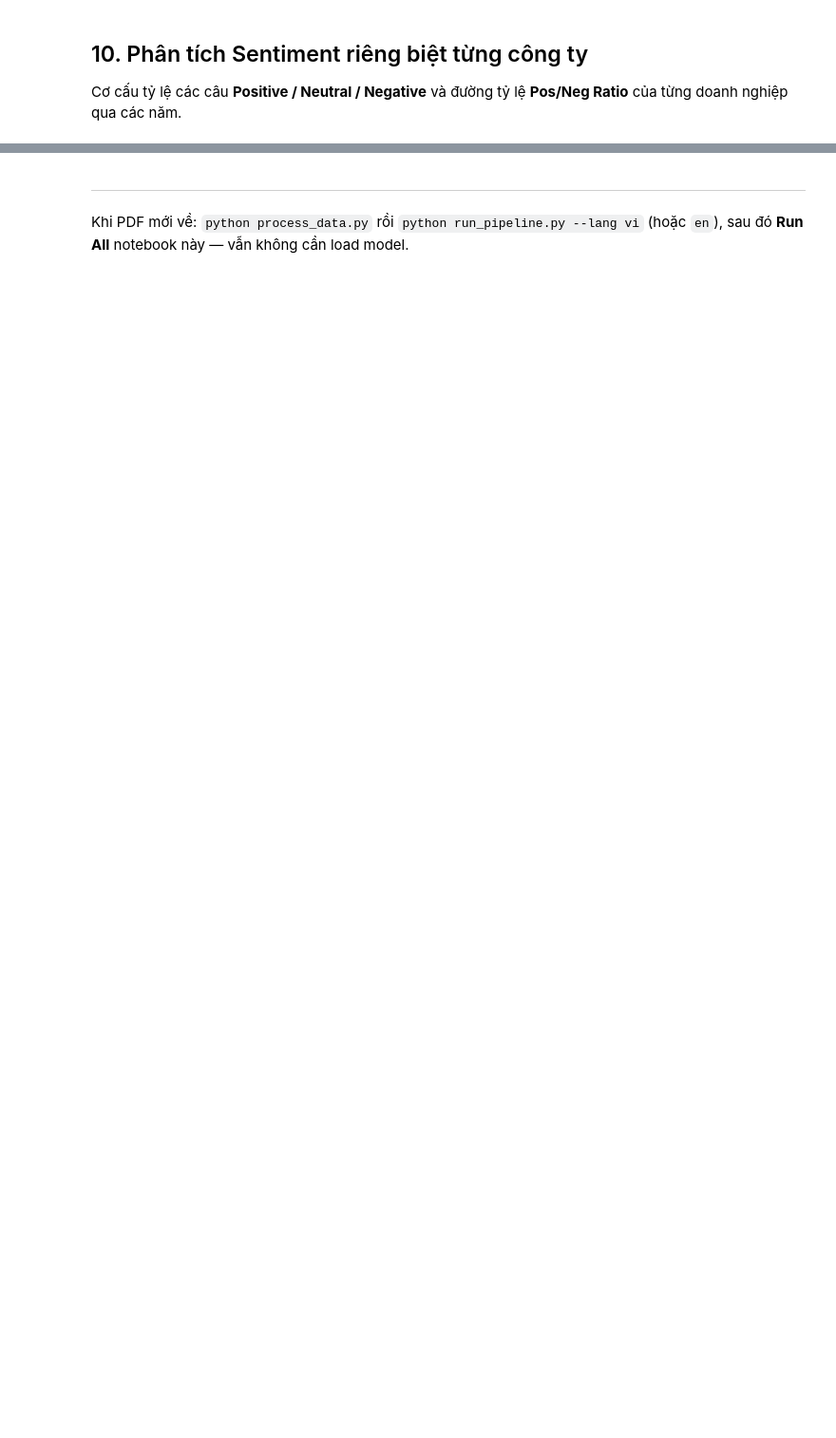
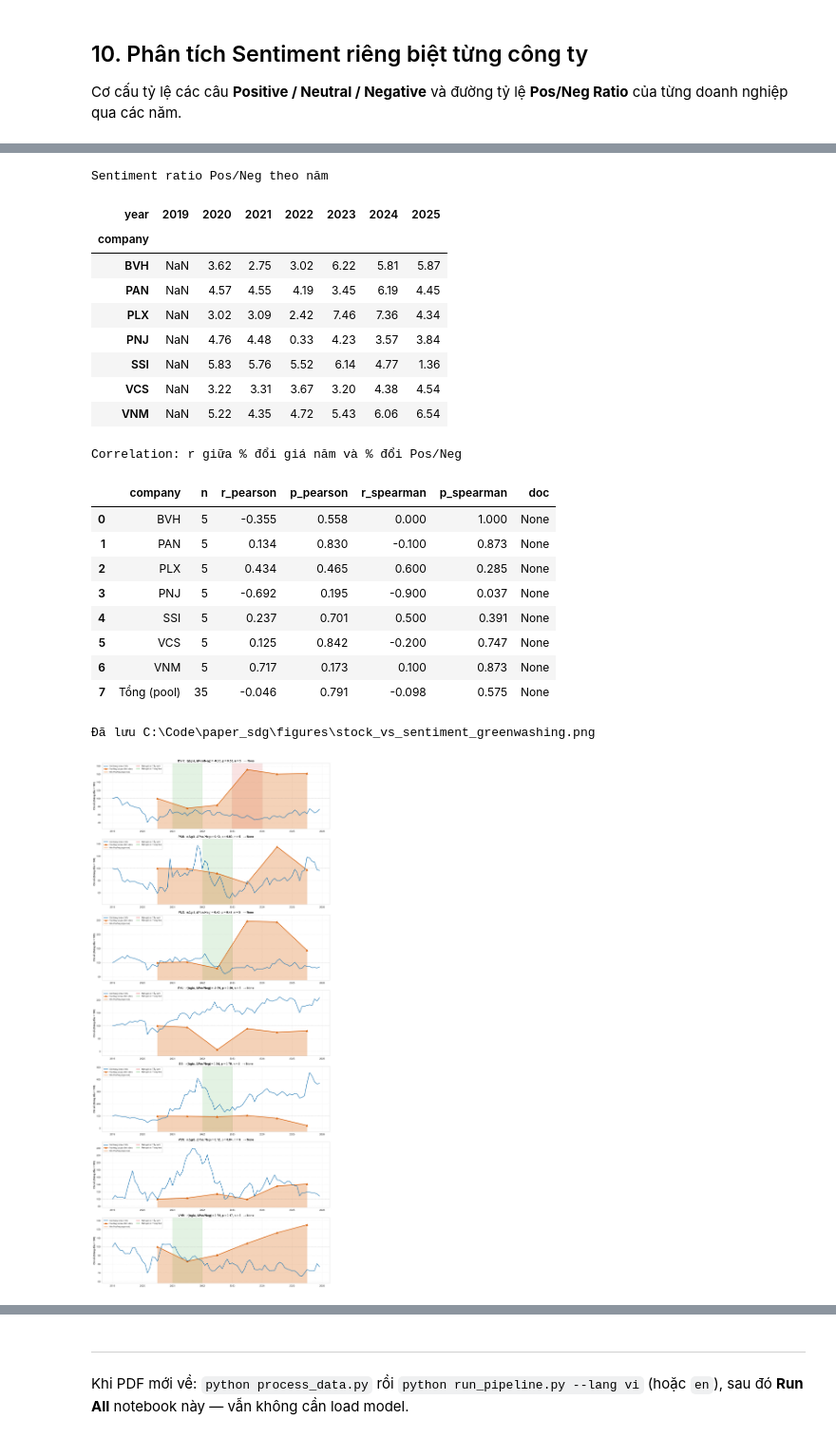
Before and after one commit to sonle17092006/paper_sdg, a Jupyter notebook: notebook.ipynb, the cells around one changed output, grey strips where cells are left out. Shown at 95% size. Drawn from its saved outputs; the diff is of its cells as text; code cells hidden in the pictures; blank space fills up the shorter version.

```diff
--- a/notebook.ipynb
+++ b/notebook.ipynb
@@ -434,0 +415,58 @@ else:
+# %%
+import importlib
+import src.stock
+import src.plots
+
+importlib.reload(src.stock)
+importlib.reload(src.plots)
+
+from src.stock import build_stock_sentiment_view
+from src.plots import plot_stock_vs_sentiment_greenwashing
+from IPython.display import Image, display
+
+both_path = RESULT_DIR / "result_both.pkl"
+if not both_path.exists():
+    print("Chưa có sentiment. Chạy: python run_pipeline.py --lang vi --sentiment-only")
+else:
+    df_both = pd.read_pickle(both_path)
+    counts = sentiment_ratio(df_both.dropna(subset=["label"]))
+    cache = RESULT_DIR / "stock_prices_monthly.csv"
+    monthly, annual, corr = build_stock_sentiment_view(counts, use_live=not cache.exists())
+
+    # --- Bảng tăng/giảm giá cổ phiếu + sentiment ratio (theo năm) ---
+    tbl = annual.copy()
+    want = [
+        "company",
+        "year",
+        "close_yearend",
+        "price_change_pct",
+        "Positive",
+        "Negative",
+        "Ratio",
+        "sentiment_ratio_change_pct",
+        "phan_ung",
+    ]
+    tbl = tbl[[c for c in want if c in tbl.columns]].rename(
+        columns={
+            "close_yearend": "gia_cuoi_nam",
+            "price_change_pct": "gia_tang_giam_%",
+            "Ratio": "sent_ratio",
+            "sentiment_ratio_change_pct": "sent_ratio_tang_giam_%",
+        }
+    )
+    print("Bảng tăng/giảm giá cổ phiếu và sentiment ratio (Pos/Neg) theo năm")
+    display(tbl.round(2))
+
+    print("Giá tăng/giảm YoY (%)")
+    display(annual.pivot(index="company", columns="year", values="price_change_pct").round(2))
+
+    print("Sentiment ratio Pos/Neg theo năm")
+    display(annual.pivot(index="company", columns="year", values="Ratio").round(2))
+
+    print("Correlation: r giữa % đổi giá năm và % đổi Pos/Neg")
+    display(corr)
+
+    fig_gw_path = plot_stock_vs_sentiment_greenwashing(monthly, corr)
+    print("Đã lưu", fig_gw_path)
+    display(Image(filename=str(fig_gw_path)))
+# %% [output]
@@ -434,0 +502,22 @@ else:
+Sentiment ratio Pos/Neg theo năm
+| year | 2019 | 2020 | 2021 | 2022 | 2023 | 2024 | 2025 |
+| company |  |  |  |  |  |  |  |
+| BVH | NaN | 3.62 | 2.75 | 3.02 | 6.22 | 5.81 | 5.87 |
+| PAN | NaN | 4.57 | 4.55 | 4.19 | 3.45 | 6.19 | 4.45 |
+| PLX | NaN | 3.02 | 3.09 | 2.42 | 7.46 | 7.36 | 4.34 |
+| PNJ | NaN | 4.76 | 4.48 | 0.33 | 4.23 | 3.57 | 3.84 |
+| SSI | NaN | 5.83 | 5.76 | 5.52 | 6.14 | 4.77 | 1.36 |
+| VCS | NaN | 3.22 | 3.31 | 3.67 | 3.20 | 4.38 | 4.54 |
+| VNM | NaN | 5.22 | 4.35 | 4.72 | 5.43 | 6.06 | 6.54 |
+Correlation: r giữa % đổi giá năm và % đổi Pos/Neg
+|  | company | n | r_pearson | p_pearson | r_spearman | p_spearman | doc |
+| 0 | BVH | 5 | -0.355 | 0.558 | 0.000 | 1.000 | None |
+| 1 | PAN | 5 | 0.134 | 0.830 | -0.100 | 0.873 | None |
+| 2 | PLX | 5 | 0.434 | 0.465 | 0.600 | 0.285 | None |
+| 3 | PNJ | 5 | -0.692 | 0.195 | -0.900 | 0.037 | None |
+| 4 | SSI | 5 | 0.237 | 0.701 | 0.500 | 0.391 | None |
+| 5 | VCS | 5 | 0.125 | 0.842 | -0.200 | 0.747 | None |
+| 6 | VNM | 5 | 0.717 | 0.173 | 0.100 | 0.873 | None |
+| 7 | Tổng (pool) | 35 | -0.046 | 0.791 | -0.098 | 0.575 | None |
+Đã lưu C:\Code\paper_sdg\figures\stock_vs_sentiment_greenwashing.png
+[figure, added]
```
Also changed, not shown: parts of 17 cells of this notebook, 59 other files.
